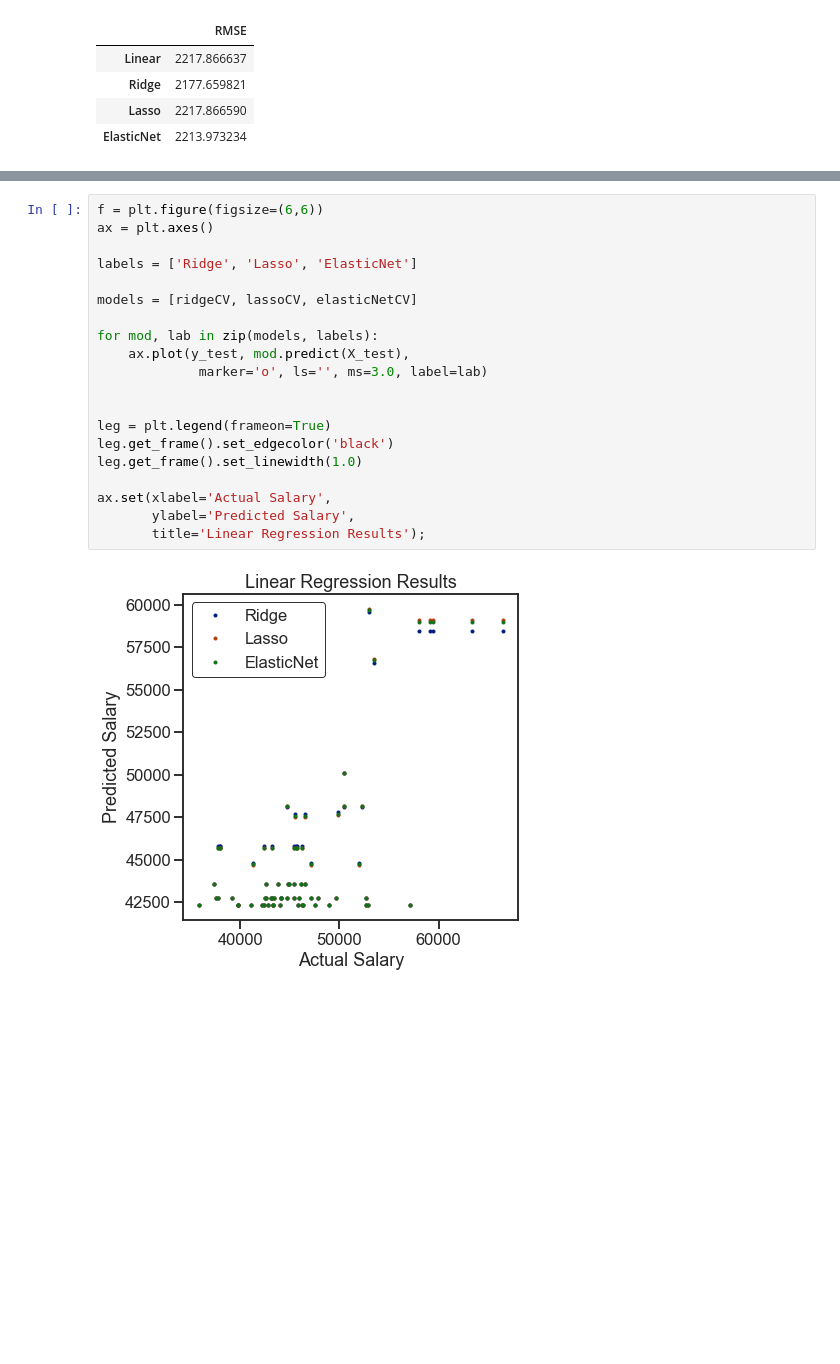
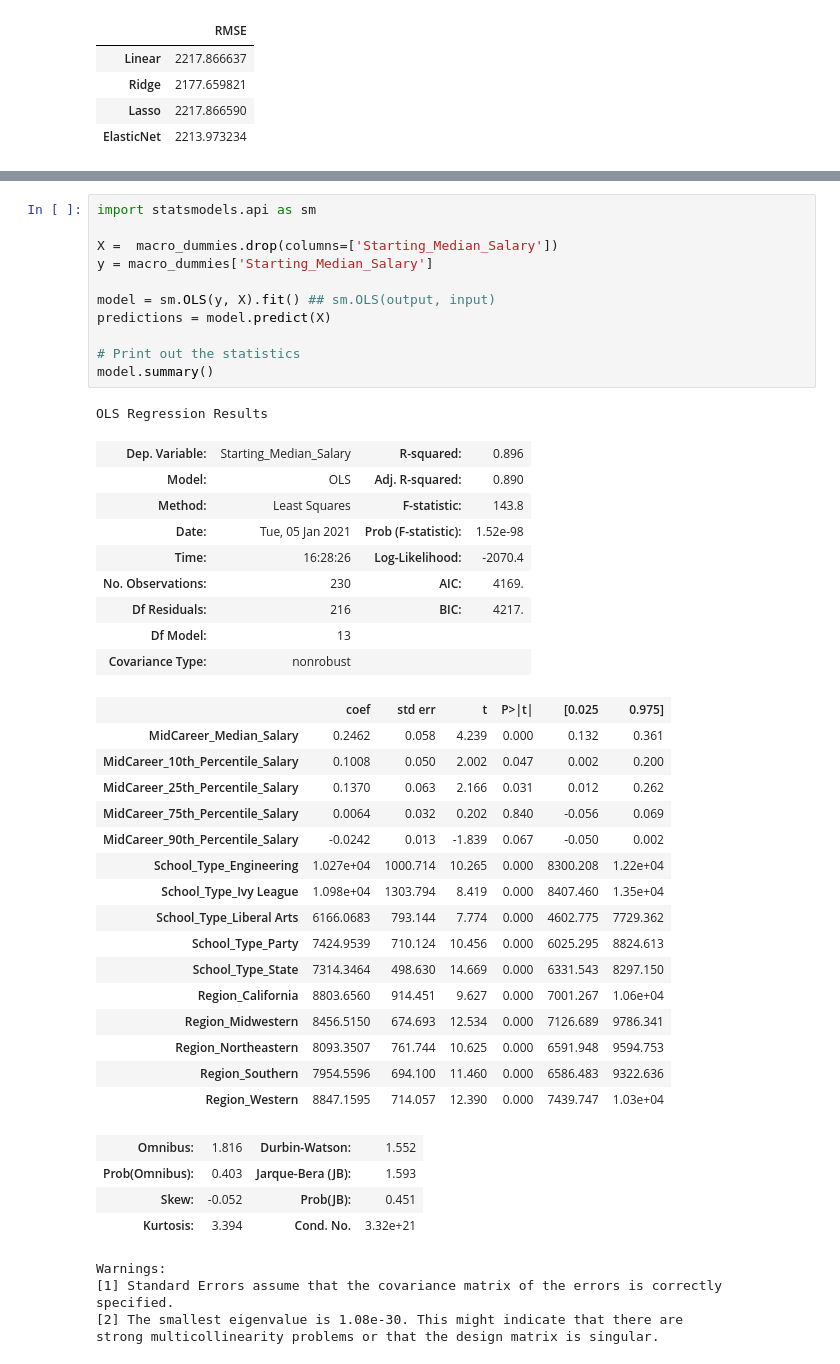
Before and after one commit to samcches/where_college_pays_off, a Jupyter notebook: where-college-pays-off.ipynb, the cells around one changed output, grey strips where cells are left out. Saved outputs shown, nothing was run; the diff lists cells and outputs as text; blank space fills up the shorter version.

Commit message:
ols summary added

```diff
--- a/where-college-pays-off.ipynb
+++ b/where-college-pays-off.ipynb
@@ -670,22 +572,46 @@ rmse_df
-# %%
-f = plt.figure(figsize=(6,6))
-ax = plt.axes()
-
-labels = ['Ridge', 'Lasso', 'ElasticNet']
-
-models = [ridgeCV, lassoCV, elasticNetCV]
-
-for mod, lab in zip(models, labels):
-    ax.plot(y_test, mod.predict(X_test),
-             marker='o', ls='', ms=3.0, label=lab)
-
-
-leg = plt.legend(frameon=True)
-leg.get_frame().set_edgecolor('black')
-leg.get_frame().set_linewidth(1.0)
-
-ax.set(xlabel='Actual Salary',
-       ylabel='Predicted Salary',
-       title='Linear Regression Results');
-# %% [output]
-[figure, removed]
+# %%
+import statsmodels.api as sm
+
+X =  macro_dummies.drop(columns=['Starting_Median_Salary'])
+y = macro_dummies['Starting_Median_Salary']
+
+model = sm.OLS(y, X).fit() ## sm.OLS(output, input)
+predictions = model.predict(X)
+
+# Print out the statistics
+model.summary()
+# %% [output]
+OLS Regression Results
+| Dep. Variable: | Starting_Median_Salary | R-squared: | 0.896 |
+| Model: | OLS | Adj. R-squared: | 0.890 |
+| Method: | Least Squares | F-statistic: | 143.8 |
+| Date: | Tue, 05 Jan 2021 | Prob (F-statistic): | 1.52e-98 |
+| Time: | 16:28:26 | Log-Likelihood: | -2070.4 |
+| No. Observations: | 230 | AIC: | 4169. |
+| Df Residuals: | 216 | BIC: | 4217. |
+| Df Model: | 13 |  |  |
+| Covariance Type: | nonrobust |  |  |
+|  | coef | std err | t | P>|t| | [0.025 | 0.975] |
+| MidCareer_Median_Salary | 0.2462 | 0.058 | 4.239 | 0.000 | 0.132 | 0.361 |
+| MidCareer_10th_Percentile_Salary | 0.1008 | 0.050 | 2.002 | 0.047 | 0.002 | 0.200 |
+| MidCareer_25th_Percentile_Salary | 0.1370 | 0.063 | 2.166 | 0.031 | 0.012 | 0.262 |
+| MidCareer_75th_Percentile_Salary | 0.0064 | 0.032 | 0.202 | 0.840 | -0.056 | 0.069 |
+| MidCareer_90th_Percentile_Salary | -0.0242 | 0.013 | -1.839 | 0.067 | -0.050 | 0.002 |
+| School_Type_Engineering | 1.027e+04 | 1000.714 | 10.265 | 0.000 | 8300.208 | 1.22e+04 |
+| School_Type_Ivy League | 1.098e+04 | 1303.794 | 8.419 | 0.000 | 8407.460 | 1.35e+04 |
+| School_Type_Liberal Arts | 6166.0683 | 793.144 | 7.774 | 0.000 | 4602.775 | 7729.362 |
+| School_Type_Party | 7424.9539 | 710.124 | 10.456 | 0.000 | 6025.295 | 8824.613 |
+| School_Type_State | 7314.3464 | 498.630 | 14.669 | 0.000 | 6331.543 | 8297.150 |
+| Region_California | 8803.6560 | 914.451 | 9.627 | 0.000 | 7001.267 | 1.06e+04 |
+| Region_Midwestern | 8456.5150 | 674.693 | 12.534 | 0.000 | 7126.689 | 9786.341 |
+| Region_Northeastern | 8093.3507 | 761.744 | 10.625 | 0.000 | 6591.948 | 9594.753 |
+| Region_Southern | 7954.5596 | 694.100 | 11.460 | 0.000 | 6586.483 | 9322.636 |
+| Region_Western | 8847.1595 | 714.057 | 12.390 | 0.000 | 7439.747 | 1.03e+04 |
+| Omnibus: | 1.816 | Durbin-Watson: | 1.552 |
+| Prob(Omnibus): | 0.403 | Jarque-Bera (JB): | 1.593 |
+| Skew: | -0.052 | Prob(JB): | 0.451 |
+| Kurtosis: | 3.394 | Cond. No. | 3.32e+21 |
+Warnings:
+[1] Standard Errors assume that the covariance matrix of the errors is correctly specified.
+[2] The smallest eigenvalue is 1.08e-30. This might indicate that there are
+strong multicollinearity problems or that the design matrix is singular.
```
Also changed, not shown: parts of 24 cells of this notebook.
